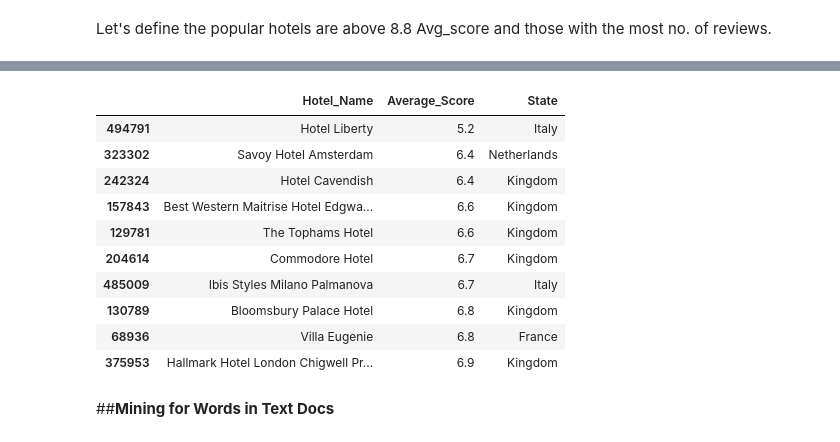
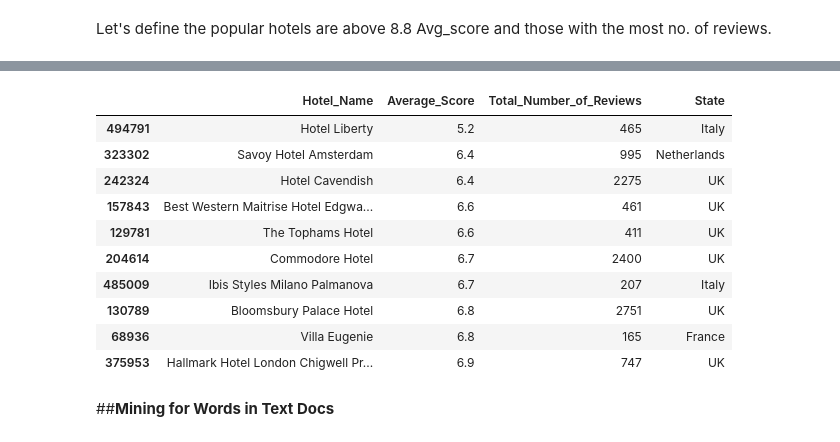
Before and after one commit to ArvindRajen/Conceptual_Analysis, a Jupyter notebook: Hotel_Reviews_EDA.ipynb, the cells around one changed output, grey strips where cells are left out. Cells and saved outputs as stored; diff of their text form; code cells hidden in the pictures.

```diff
--- a/Hotel_Reviews_EDA.ipynb
+++ b/Hotel_Reviews_EDA.ipynb
@@ -183,18 +181,19 @@ df[(df.Average_Score >= 9.0)][['Hotel_Name','Average_Score',
 # %%
 # find the worst 10 hotels
-df[(df.Average_Score <= 8.1)][['Hotel_Name','Average_Score','State']].drop_duplicates().sort_values(by ='Average_Score',ascending = True)[:10]
+df[(df.Average_Score <= 8.1)][['Hotel_Name','Average_Score','Total_Number_of_Reviews',
+                               'State']].drop_duplicates().sort_values(by ='Average_Score',ascending = True)[:10]
 # %% [output]
-|  | Hotel_Name | Average_Score | State |
-| 494791 | Hotel Liberty | 5.2 | Italy |
-| 323302 | Savoy Hotel Amsterdam | 6.4 | Netherlands |
-| 242324 | Hotel Cavendish | 6.4 | Kingdom |
-| 157843 | Best Western Maitrise Hotel Edgwa... | 6.6 | Kingdom |
-| 129781 | The Tophams Hotel | 6.6 | Kingdom |
-| 204614 | Commodore Hotel | 6.7 | Kingdom |
-| 485009 | Ibis Styles Milano Palmanova | 6.7 | Italy |
-| 130789 | Bloomsbury Palace Hotel | 6.8 | Kingdom |
-| 68936 | Villa Eugenie | 6.8 | France |
-| 375953 | Hallmark Hotel London Chigwell Pr... | 6.9 | Kingdom |
+|  | Hotel_Name | Average_Score | Total_Number_of_Reviews | State |
+| 494791 | Hotel Liberty | 5.2 | 465 | Italy |
+| 323302 | Savoy Hotel Amsterdam | 6.4 | 995 | Netherlands |
+| 242324 | Hotel Cavendish | 6.4 | 2275 | UK |
+| 157843 | Best Western Maitrise Hotel Edgwa... | 6.6 | 461 | UK |
+| 129781 | The Tophams Hotel | 6.6 | 411 | UK |
+| 204614 | Commodore Hotel | 6.7 | 2400 | UK |
+| 485009 | Ibis Styles Milano Palmanova | 6.7 | 207 | Italy |
+| 130789 | Bloomsbury Palace Hotel | 6.8 | 2751 | UK |
+| 68936 | Villa Eugenie | 6.8 | 165 | France |
+| 375953 | Hallmark Hotel London Chigwell Pr... | 6.9 | 747 | UK |
 # %%
 df_com = df[['Hotel_Name','Reviewer_Score','Negative_Review','Review_Total_Negative_Word_Counts',
              'Positive_Review','Review_Total_Positive_Word_Counts',
```
Also changed, not shown: parts of 16 cells of this notebook.
